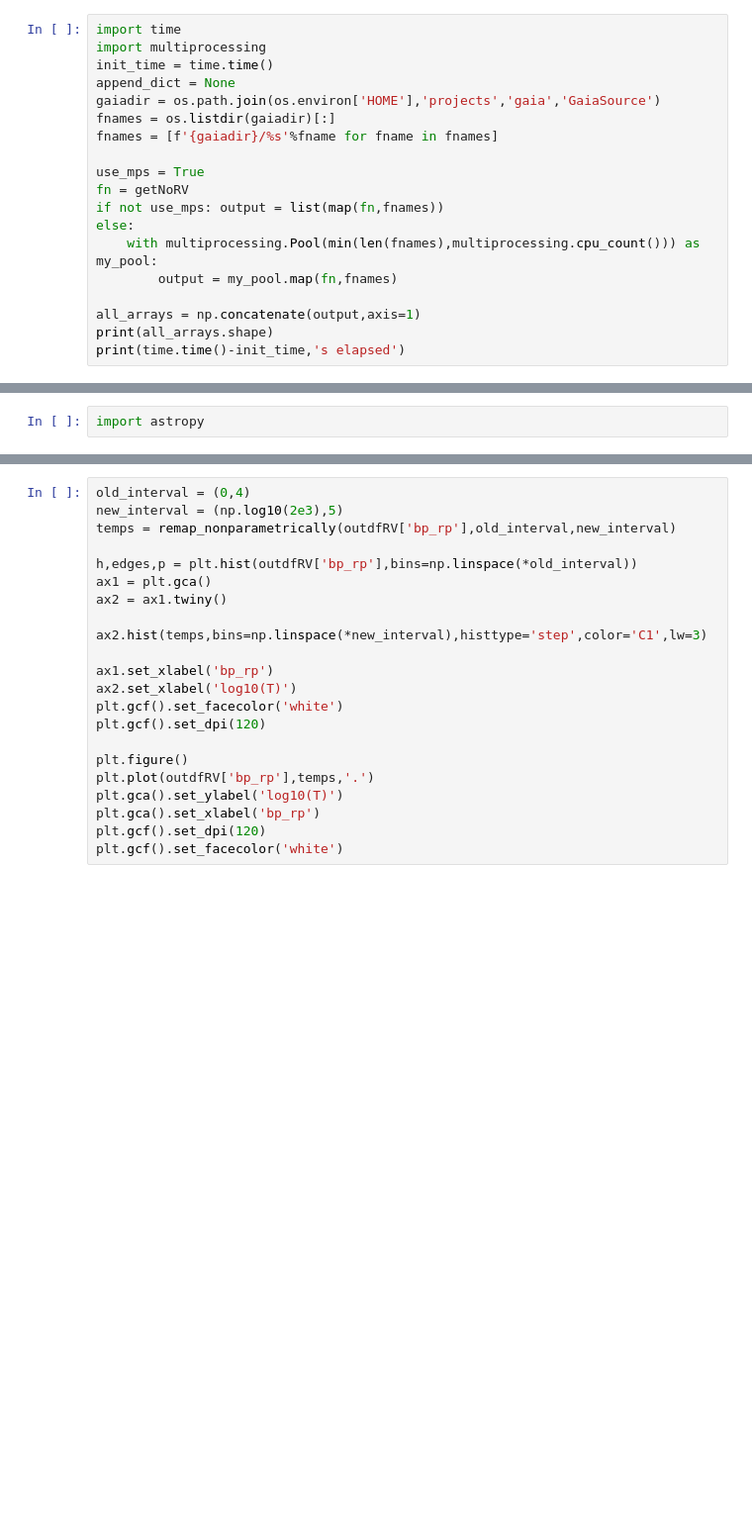
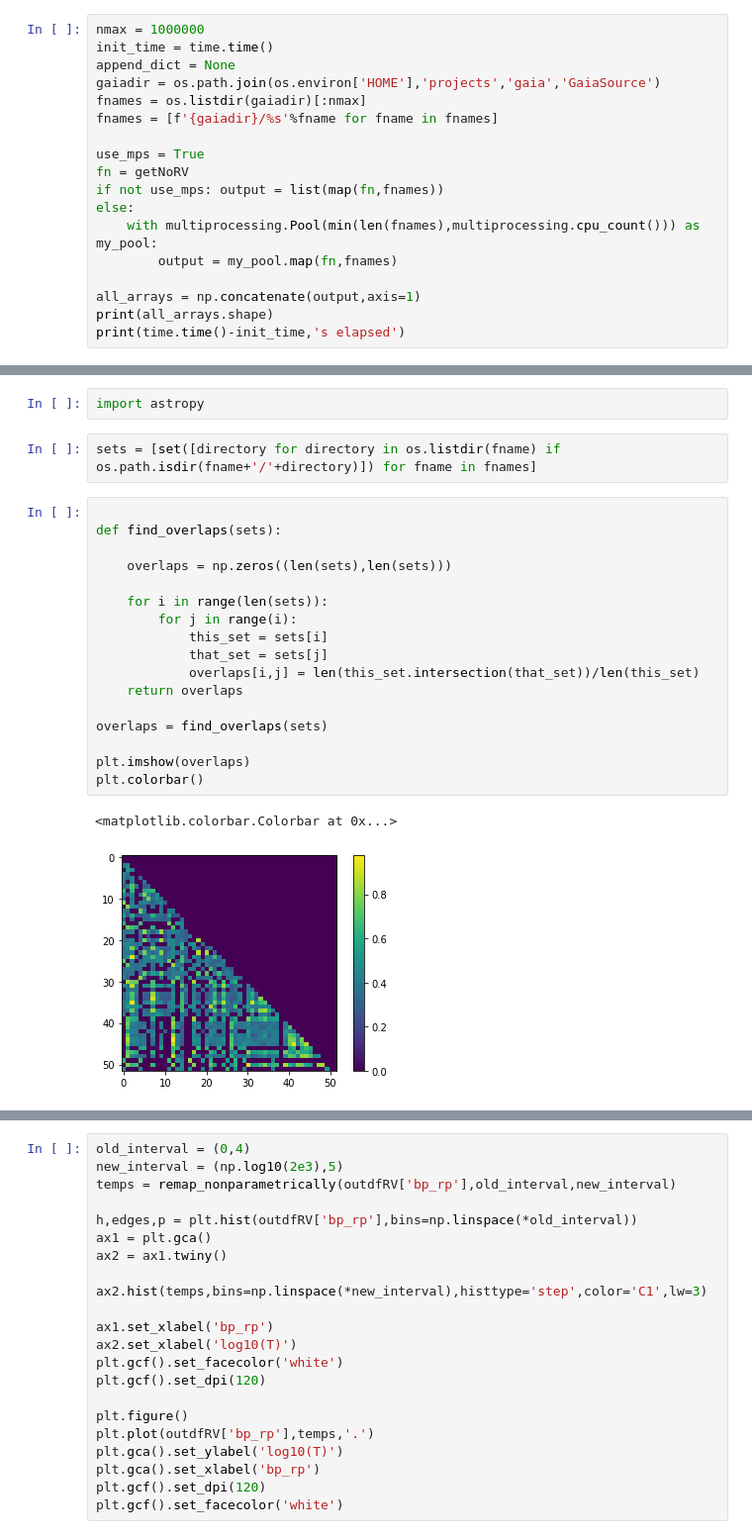
Before and after one commit to ageller/Firefly, a Jupyter notebook: src/firefly/ntbks/GaiaDR3.ipynb, the cells around one changed output, grey strips where cells are left out. Shown at 99% size. Saved outputs shown, nothing was run; the diff lists cells and outputs as text; blank space fills up the shorter version.

```diff
--- a/src/firefly/ntbks/GaiaDR3.ipynb
+++ b/src/firefly/ntbks/GaiaDR3.ipynb
@@ -218,10 +168,9 @@ keys = ['vx','vy','vz','x','y','z','bp_rp','phot_g_mean_mag']
 # %%
-import time
-import multiprocessing
+nmax = 1000000
 init_time = time.time()
 append_dict = None
 gaiadir = os.path.join(os.environ['HOME'],'projects','gaia','GaiaSource')
-fnames = os.listdir(gaiadir)[:]
+fnames = os.listdir(gaiadir)[:nmax]
 fnames = [f'{gaiadir}/%s'%fname for fname in fnames]
 
 use_mps = True
@@ -304,2 +212,24 @@ write_partitions_to_disk(data_dict,sort_indices,multiprocessing.cpu_count(),os.p
 # %%
 import astropy
+# %%
+sets = [set([directory for directory in os.listdir(fname) if os.path.isdir(fname+'/'+directory)]) for fname in fnames]
+# %%
+
+def find_overlaps(sets):
+
+    overlaps = np.zeros((len(sets),len(sets)))
+
+    for i in range(len(sets)):
+        for j in range(i):
+            this_set = sets[i]
+            that_set = sets[j]
+            overlaps[i,j] = len(this_set.intersection(that_set))/len(this_set)
+    return overlaps
+
+overlaps = find_overlaps(sets)
+
+plt.imshow(overlaps)
+plt.colorbar()
+# %% [output]
+<matplotlib.colorbar.Colorbar at 0x...>
+[figure, added]
```
Also changed, not shown: parts of 31 cells of this notebook.
